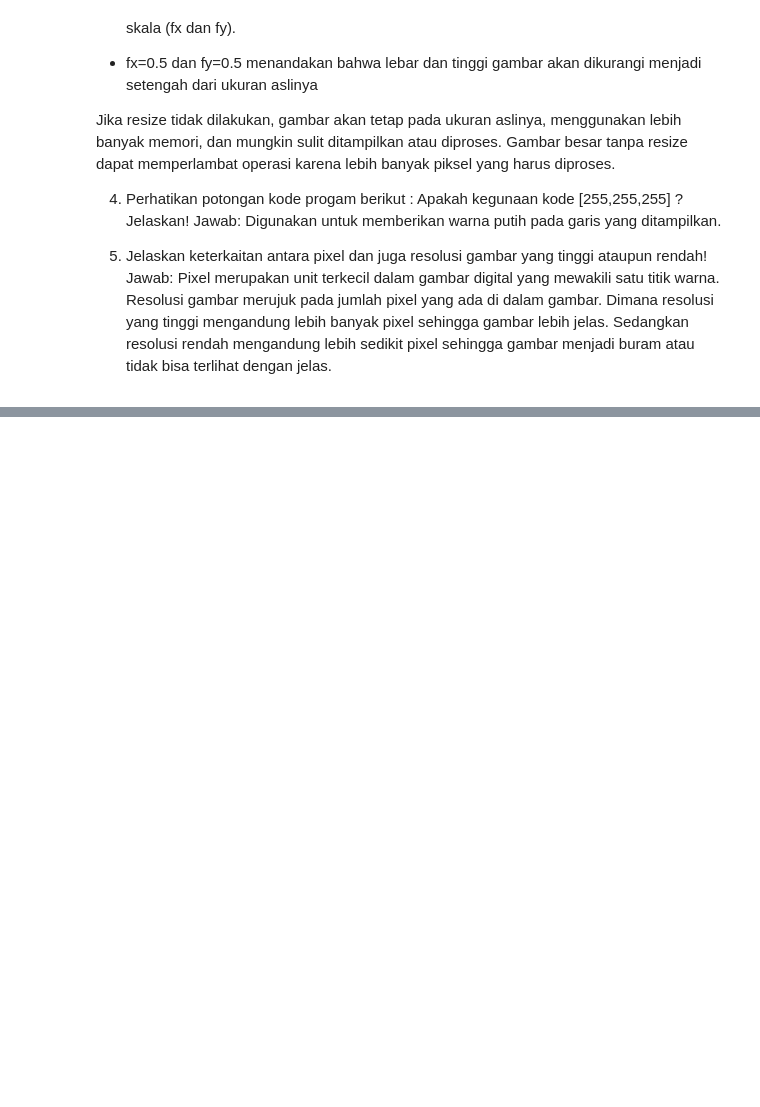
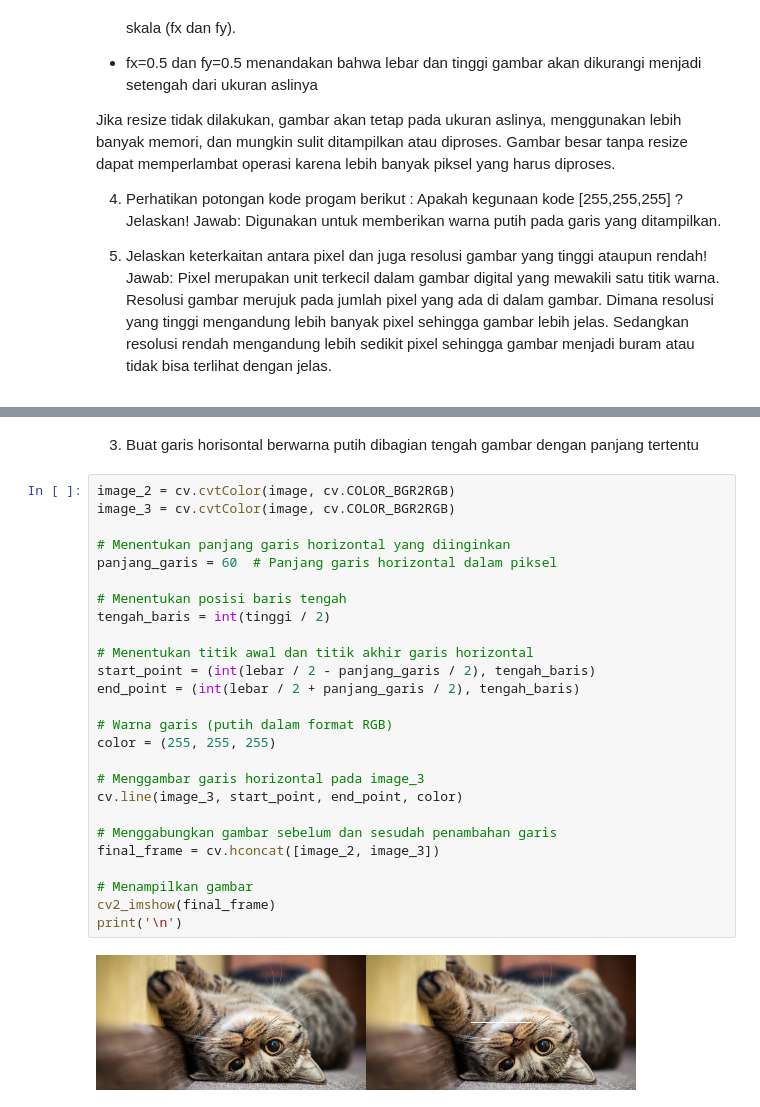
Before and after one commit to YayunEldina/PCVK_Ganjil_2024, a Jupyter notebook: Week1.ipynb, the cells around one changed output, grey strips where cells are left out. Cells and saved outputs as stored; diff of their text form; blank space fills up the shorter version.

```diff
--- a/Week1.ipynb
+++ b/Week1.ipynb
@@ -102,0 +144,30 @@ Pixel merupakan unit terkecil dalam gambar digital yang mewakili satu titik warn
+# %% [markdown]
+3. Buat garis horisontal berwarna putih dibagian tengah gambar dengan panjang tertentu
+# %%
+image_2 = cv.cvtColor(image, cv.COLOR_BGR2RGB)
+image_3 = cv.cvtColor(image, cv.COLOR_BGR2RGB)
+
+# Menentukan panjang garis horizontal yang diinginkan
+panjang_garis = 60  # Panjang garis horizontal dalam piksel
+
+# Menentukan posisi baris tengah
+tengah_baris = int(tinggi / 2)
+
+# Menentukan titik awal dan titik akhir garis horizontal
+start_point = (int(lebar / 2 - panjang_garis / 2), tengah_baris)
+end_point = (int(lebar / 2 + panjang_garis / 2), tengah_baris)
+
+# Warna garis (putih dalam format RGB)
+color = (255, 255, 255)
+
+# Menggambar garis horizontal pada image_3
+cv.line(image_3, start_point, end_point, color)
+
+# Menggabungkan gambar sebelum dan sesudah penambahan garis
+final_frame = cv.hconcat([image_2, image_3])
+
+# Menampilkan gambar
+cv2_imshow(final_frame)
+print('\n')
+# %% [output]
+[figure, added]
```
Also changed, not shown: parts of 4 cells of this notebook.
